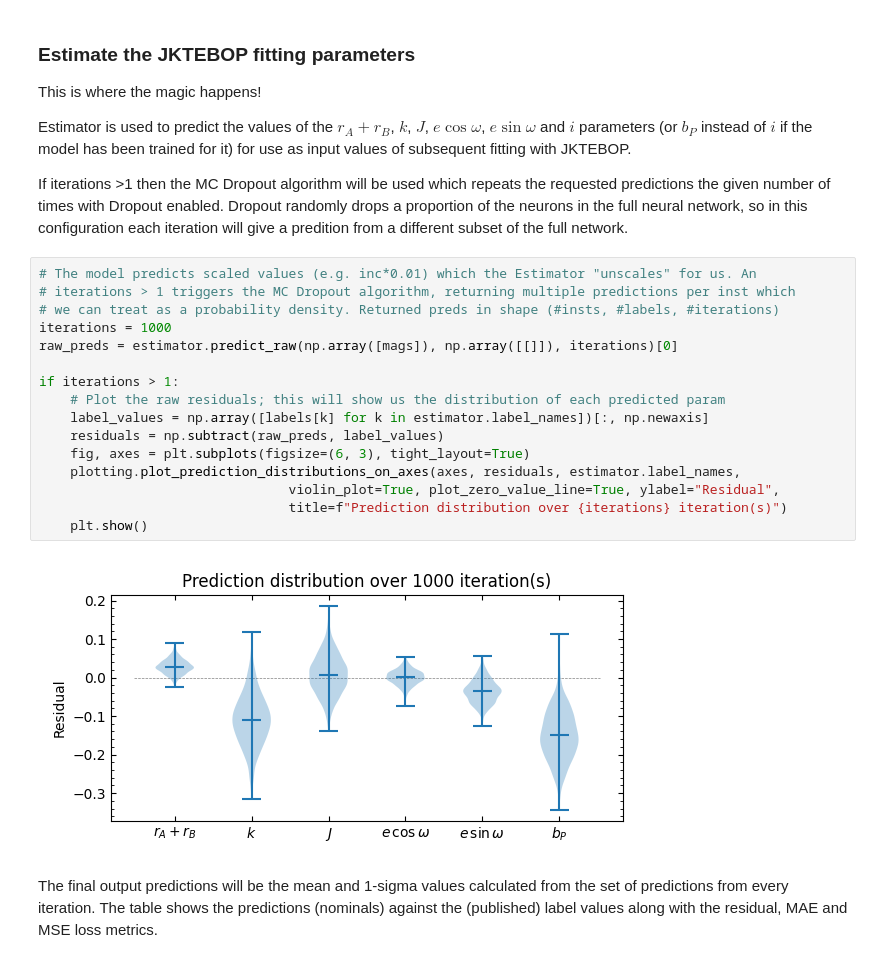
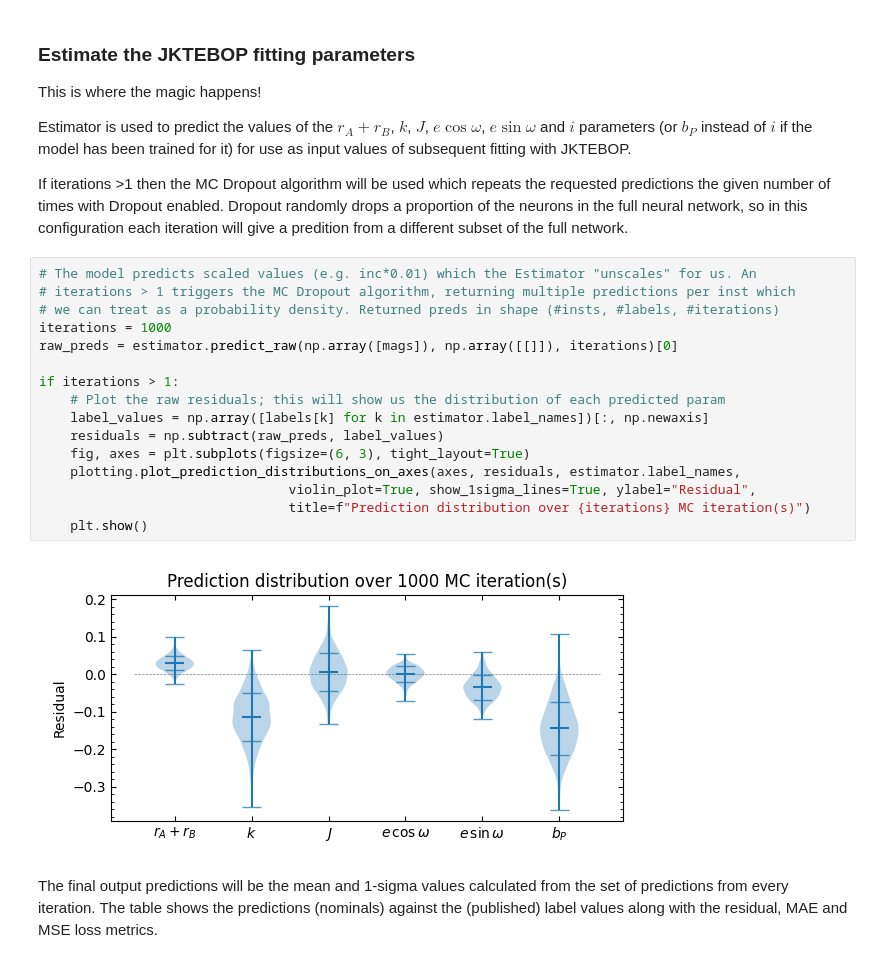
Before and after one commit to SteveOv/ebop_maven, a Jupyter notebook: model_interactive_tester.ipynb, the cells around one changed output. Drawn from its saved outputs; the diff is of its cells as text.

Commit message:
improved formatting of box and violin plots (related to #16)

```diff
--- a/model_interactive_tester.ipynb
+++ b/model_interactive_tester.ipynb
@@ -151,21 +151,21 @@ of the full network.
 # %%
 # The model predicts scaled values (e.g. inc*0.01) which the Estimator "unscales" for us. An
 # iterations > 1 triggers the MC Dropout algorithm, returning multiple predictions per inst which
 # we can treat as a probability density. Returned preds in shape (#insts, #labels, #iterations)
 iterations = 1000
 raw_preds = estimator.predict_raw(np.array([mags]), np.array([[]]), iterations)[0]
 
 if iterations > 1:
     # Plot the raw residuals; this will show us the distribution of each predicted param
     label_values = np.array([labels[k] for k in estimator.label_names])[:, np.newaxis]
     residuals = np.subtract(raw_preds, label_values)
     fig, axes = plt.subplots(figsize=(6, 3), tight_layout=True)
     plotting.plot_prediction_distributions_on_axes(axes, residuals, estimator.label_names,
-                                violin_plot=True, plot_zero_value_line=True, ylabel="Residual",
-                                title=f"Prediction distribution over {iterations} iteration(s)")
+                                violin_plot=True, show_1sigma_lines=True, ylabel="Residual",
+                                title=f"Prediction distribution over {iterations} MC iteration(s)")
     plt.show()
 # %% [output]
-[figure, old version]
+[figure, new version]
 # %% [markdown]
 The final output predictions will be the mean and 1-sigma values calculated
 from the set of predictions from every iteration. The table shows the
```
Also changed, not shown: parts of 4 cells of this notebook, 2 other files.
